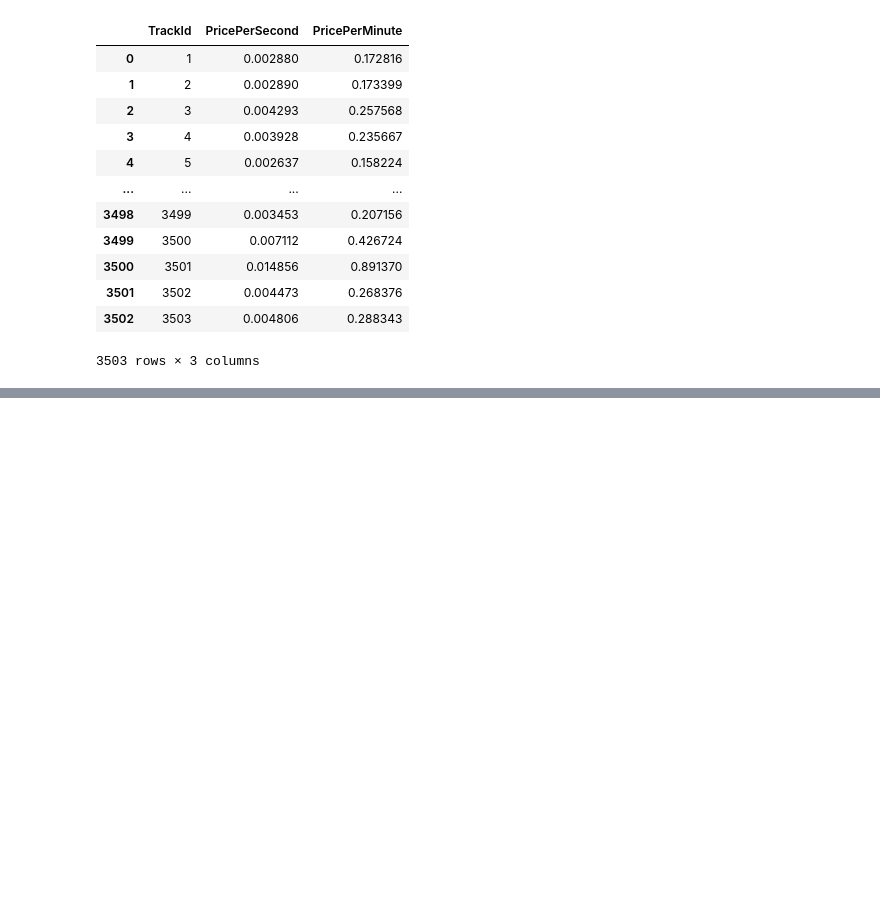
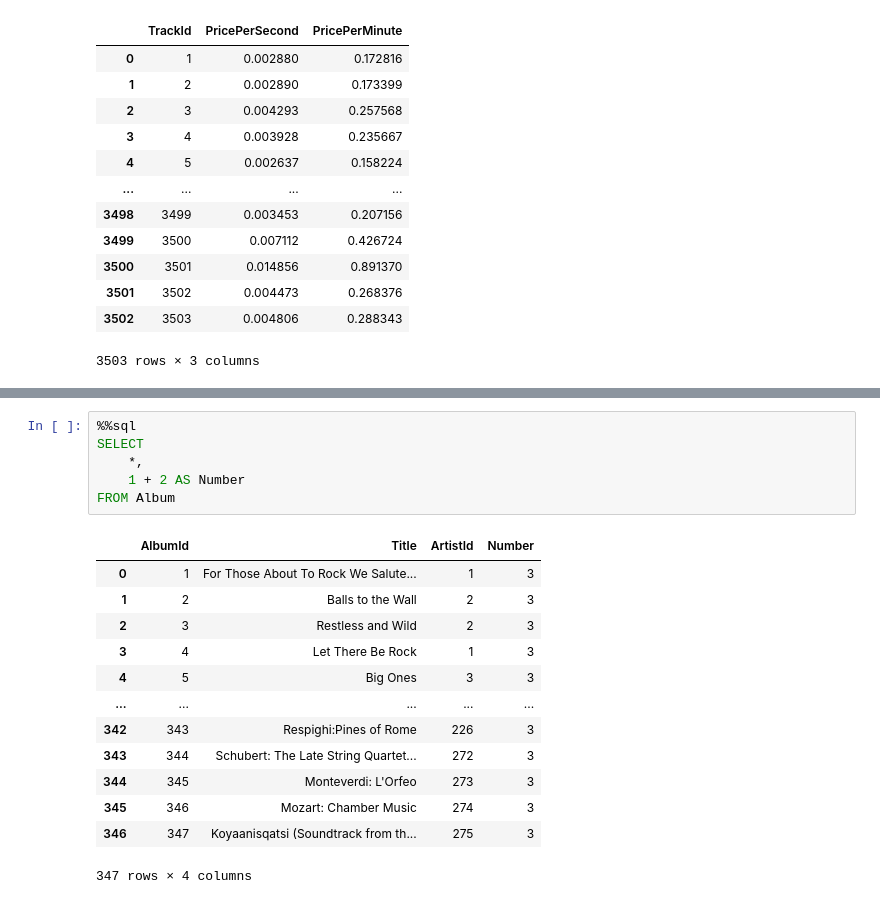
Before and after one commit to zhangfan9607243/NavigationBA_Codes, a Jupyter notebook: codes/Module4/Topic02/Topic02_01/Topic02_01.ipynb, the cells around one changed output, grey strips where cells are left out. Saved outputs shown, nothing was run; the diff lists cells and outputs as text; blank space fills up the shorter version.

```diff
--- a/codes/Module4/Topic02/Topic02_01/Topic02_01.ipynb
+++ b/codes/Module4/Topic02/Topic02_01/Topic02_01.ipynb
@@ -592,0 +576,20 @@ FROM Track
+# %%
+%%sql
+SELECT
+    *,
+    1 + 2 AS Number
+FROM Album
+# %% [output]
+|  | AlbumId | Title | ArtistId | Number |
+| 0 | 1 | For Those About To Rock We Salute... | 1 | 3 |
+| 1 | 2 | Balls to the Wall | 2 | 3 |
+| 2 | 3 | Restless and Wild | 2 | 3 |
+| 3 | 4 | Let There Be Rock | 1 | 3 |
+| 4 | 5 | Big Ones | 3 | 3 |
+| ... | ... | ... | ... | ... |
+| 342 | 343 | Respighi:Pines of Rome | 226 | 3 |
+| 343 | 344 | Schubert: The Late String Quartet... | 272 | 3 |
+| 344 | 345 | Monteverdi: L'Orfeo | 273 | 3 |
+| 345 | 346 | Mozart: Chamber Music | 274 | 3 |
+| 346 | 347 | Koyaanisqatsi (Soundtrack from th... | 275 | 3 |
+347 rows × 4 columns
```
Also changed, not shown: parts of 6 cells of this notebook, 24 other files.
